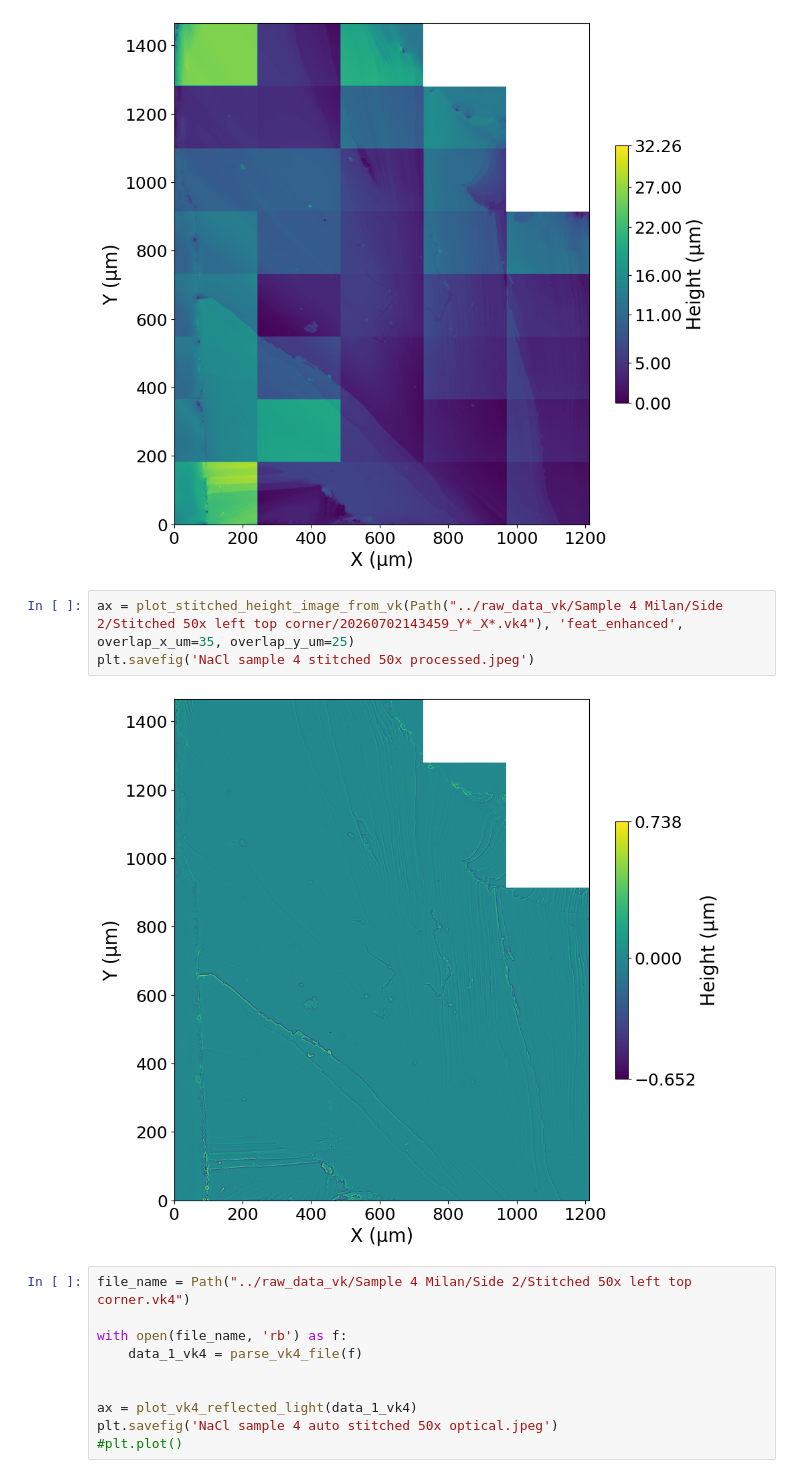
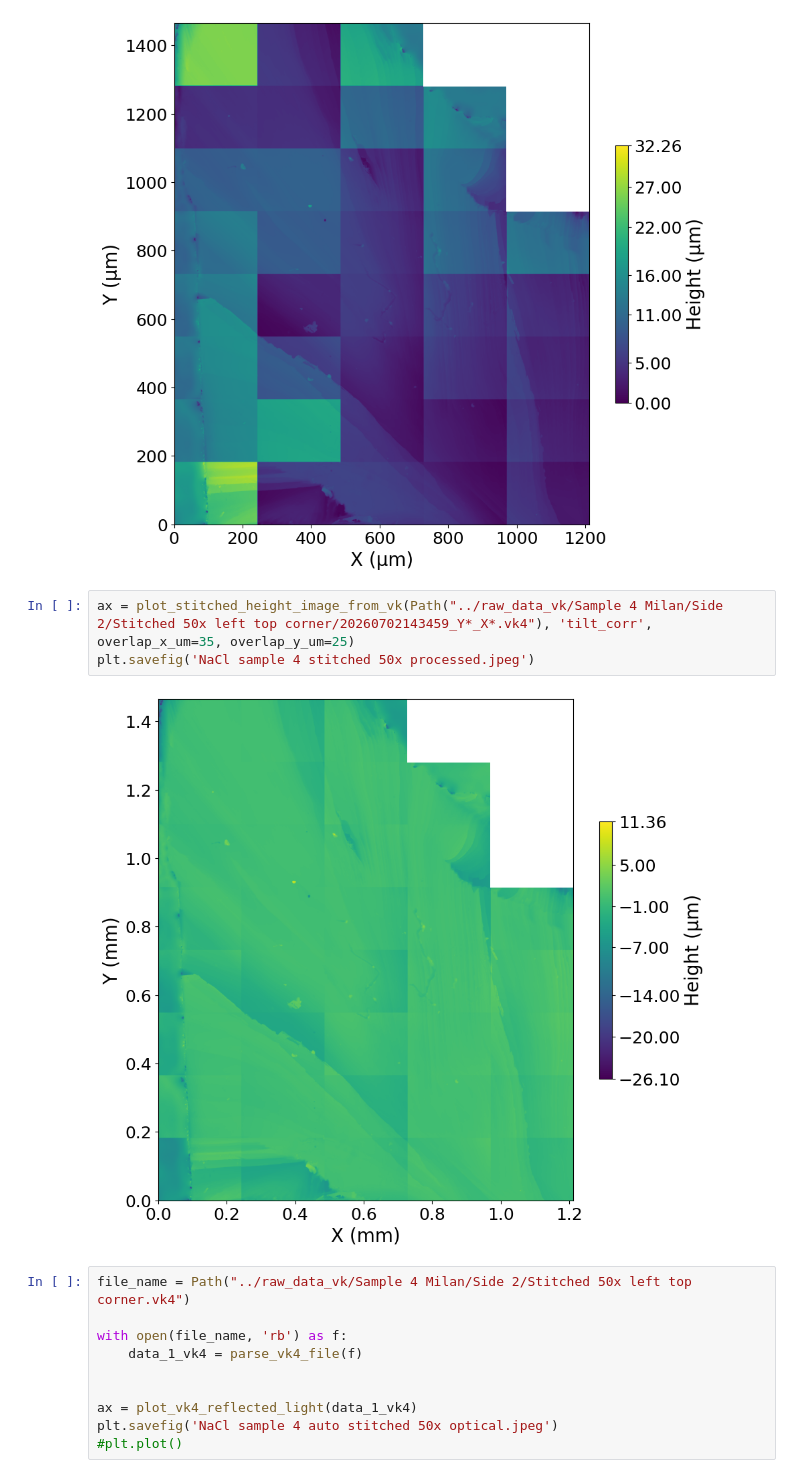
Before and after one commit to KIT-Dark-Matter/PaleoDM_ML_Development, a Jupyter notebook: Katharina_optical_profiler/notebooks/MDvDM proceedings.ipynb, the cells around one changed output. Drawn from its saved outputs; the diff is of its cells as text.

```diff
--- a/Katharina_optical_profiler/notebooks/MDvDM proceedings.ipynb
+++ b/Katharina_optical_profiler/notebooks/MDvDM proceedings.ipynb
@@ -76,10 +76,10 @@ plt.savefig('NaCl sample 4 stitched 50x uncorr.jpeg')
 # %% [output]
 [figure]
 # %%
-ax = plot_stitched_height_image_from_vk(Path("../raw_data_vk/Sample 4 Milan/Side 2/Stitched 50x left top corner/20260702143459_Y*_X*.vk4"), 'feat_enhanced', overlap_x_um=35, overlap_y_um=25)
+ax = plot_stitched_height_image_from_vk(Path("../raw_data_vk/Sample 4 Milan/Side 2/Stitched 50x left top corner/20260702143459_Y*_X*.vk4"), 'tilt_corr', overlap_x_um=35, overlap_y_um=25)
 plt.savefig('NaCl sample 4 stitched 50x processed.jpeg')
 # %% [output]
-[figure, old version]
+[figure, new version]
 # %%
 file_name = Path("../raw_data_vk/Sample 4 Milan/Side 2/Stitched 50x left top corner.vk4")
 
```
Also changed, not shown: parts of 1 cell of this notebook, 23 other files.
